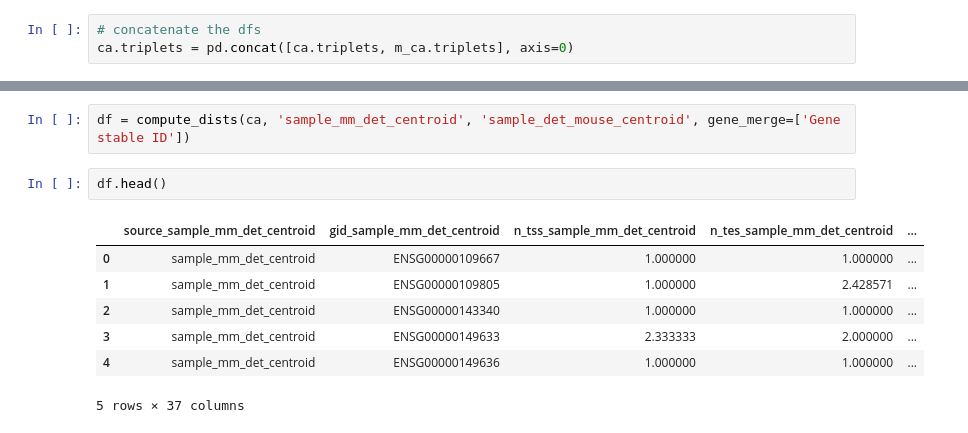
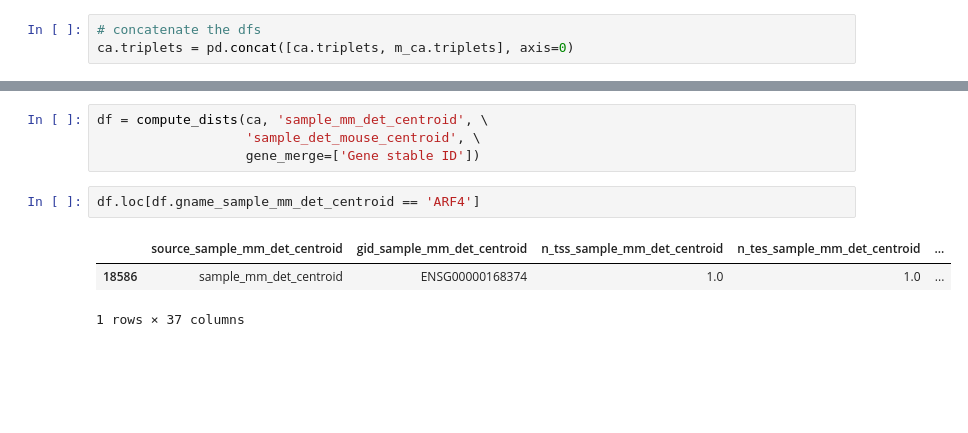
Before and after one commit to fairliereese/rnawg, a Jupyter notebook: figures/fig_5_mouse/fig_5.ipynb, the cells around one changed output, grey strips where cells are left out. Saved outputs shown, nothing was run; the diff lists cells and outputs as text; blank space fills up the shorter version.

```diff
--- a/figures/fig_5_mouse/fig_5.ipynb
+++ b/figures/fig_5_mouse/fig_5.ipynb
@@ -116,12 +153,10 @@ array(['lapa', 'gtex', 'sample_mm_det', 'sample_major',
 # %%
-df = compute_dists(ca, 'sample_mm_det_centroid', 'sample_det_mouse_centroid', gene_merge=['Gene stable ID'])
+df = compute_dists(ca, 'sample_mm_det_centroid', \
+                   'sample_det_mouse_centroid', \
+                   gene_merge=['Gene stable ID'])
 # %%
-df.head()
+df.loc[df.gname_sample_mm_det_centroid == 'ARF4']
 # %% [output]
 |  | source_sample_mm_det_centroid | gid_sample_mm_det_centroid | n_tss_sample_mm_det_centroid | n_tes_sample_mm_det_centroid | ... |
-| 0 | sample_mm_det_centroid | ENSG00000109667 | 1.000000 | 1.000000 | ... |
-| 1 | sample_mm_det_centroid | ENSG00000109805 | 1.000000 | 2.428571 | ... |
-| 2 | sample_mm_det_centroid | ENSG00000143340 | 1.000000 | 1.000000 | ... |
-| 3 | sample_mm_det_centroid | ENSG00000149633 | 2.333333 | 2.000000 | ... |
-| 4 | sample_mm_det_centroid | ENSG00000149636 | 1.000000 | 1.000000 | ... |
+| 18586 | sample_mm_det_centroid | ENSG00000168374 | 1.0 | 1.0 | ... |
-5 rows × 37 columns
+1 rows × 37 columns
```
Also changed, not shown: parts of 5 cells of this notebook.
